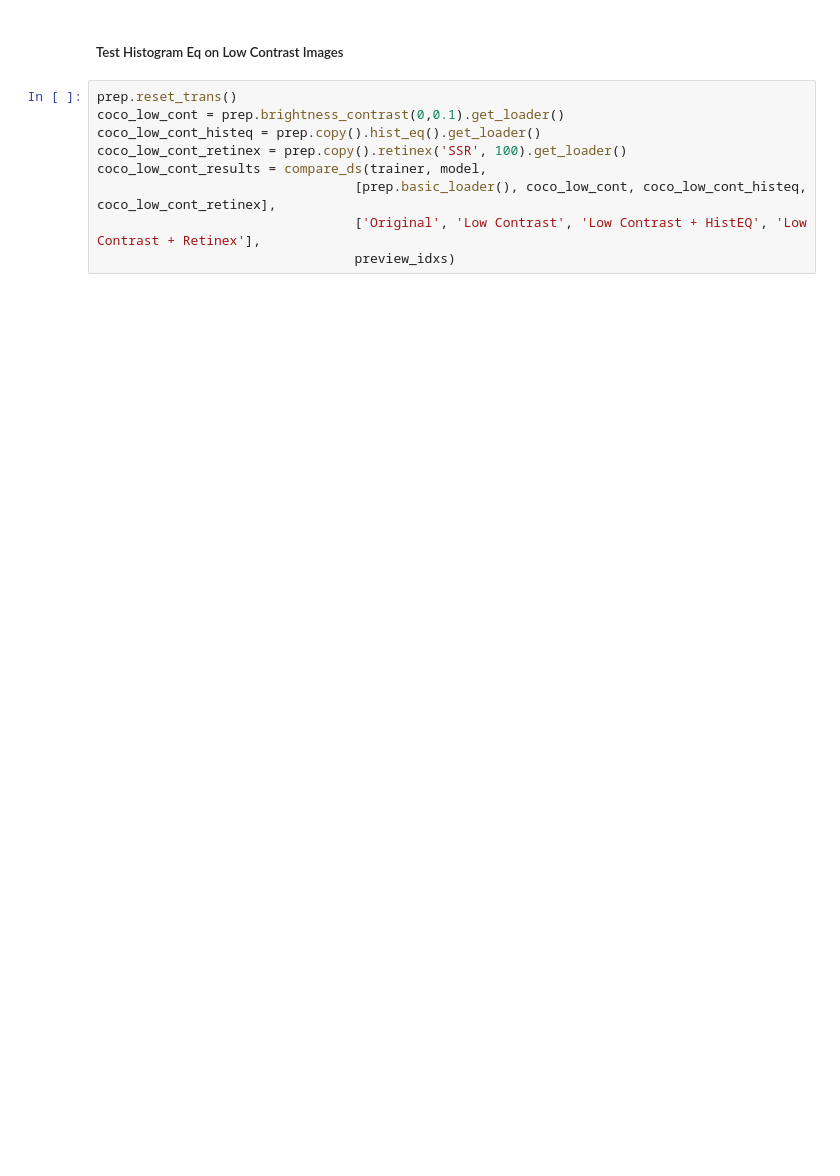
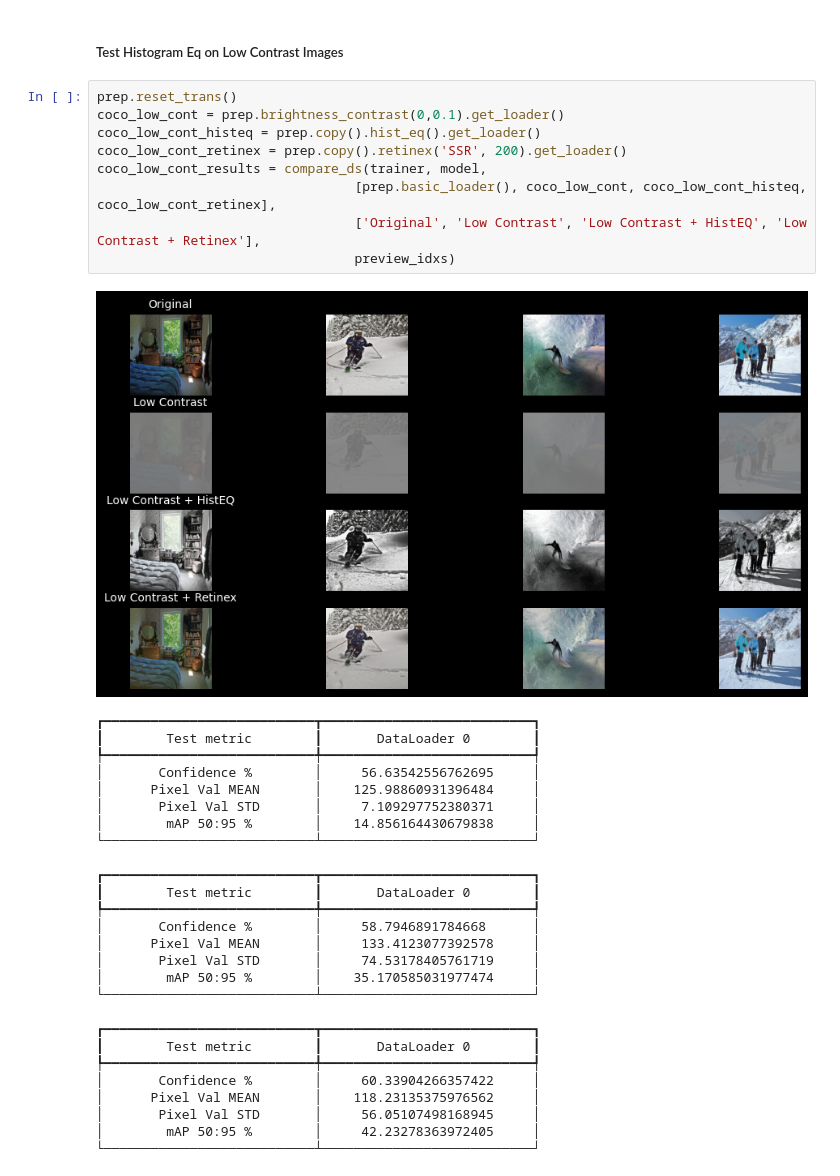
Before and after one commit to jjsuperpower/FIND, a Jupyter notebook: test_yolov8.ipynb, the cells around one changed output. Cells and saved outputs as stored; diff of their text form; blank space fills up the shorter version.

```diff
--- a/test_yolov8.ipynb
+++ b/test_yolov8.ipynb
@@ -123,9 +156,35 @@ TypeError: compare_ds() missing 1 required positional argument: 'preview_idxs'
 # %%
 prep.reset_trans()
 coco_low_cont = prep.brightness_contrast(0,0.1).get_loader()
 coco_low_cont_histeq = prep.copy().hist_eq().get_loader()
-coco_low_cont_retinex = prep.copy().retinex('SSR', 100).get_loader()
+coco_low_cont_retinex = prep.copy().retinex('SSR', 200).get_loader()
 coco_low_cont_results = compare_ds(trainer, model,
                                  [prep.basic_loader(), coco_low_cont, coco_low_cont_histeq, coco_low_cont_retinex],
                                  ['Original', 'Low Contrast', 'Low Contrast + HistEQ', 'Low Contrast + Retinex'],
                                  preview_idxs)
+# %% [output]
+[figure, added]
+┏━━━━━━━━━━━━━━━━━━━━━━━━━━━┳━━━━━━━━━━━━━━━━━━━━━━━━━━━┓
+┃        Test metric        ┃       DataLoader 0        ┃
+┡━━━━━━━━━━━━━━━━━━━━━━━━━━━╇━━━━━━━━━━━━━━━━━━━━━━━━━━━┩
+│       Confidence %        │     56.63542556762695     │
+│      Pixel Val MEAN       │    125.98860931396484     │
+│       Pixel Val STD       │     7.109297752380371     │
+│        mAP 50:95 %        │    14.856164430679838     │
+└───────────────────────────┴───────────────────────────┘
+┏━━━━━━━━━━━━━━━━━━━━━━━━━━━┳━━━━━━━━━━━━━━━━━━━━━━━━━━━┓
+┃        Test metric        ┃       DataLoader 0        ┃
+┡━━━━━━━━━━━━━━━━━━━━━━━━━━━╇━━━━━━━━━━━━━━━━━━━━━━━━━━━┩
+│       Confidence %        │     58.7946891784668      │
+│      Pixel Val MEAN       │     133.4123077392578     │
+│       Pixel Val STD       │     74.53178405761719     │
+│        mAP 50:95 %        │    35.170585031977474     │
+└───────────────────────────┴───────────────────────────┘
+┏━━━━━━━━━━━━━━━━━━━━━━━━━━━┳━━━━━━━━━━━━━━━━━━━━━━━━━━━┓
+┃        Test metric        ┃       DataLoader 0        ┃
+┡━━━━━━━━━━━━━━━━━━━━━━━━━━━╇━━━━━━━━━━━━━━━━━━━━━━━━━━━┩
+│       Confidence %        │     60.33904266357422     │
+│      Pixel Val MEAN       │    118.23135375976562     │
+│       Pixel Val STD       │     56.05107498168945     │
+│        mAP 50:95 %        │     42.23278363972405     │
+└───────────────────────────┴───────────────────────────┘
```
Also changed, not shown: parts of 5 cells of this notebook, 1 other file.
